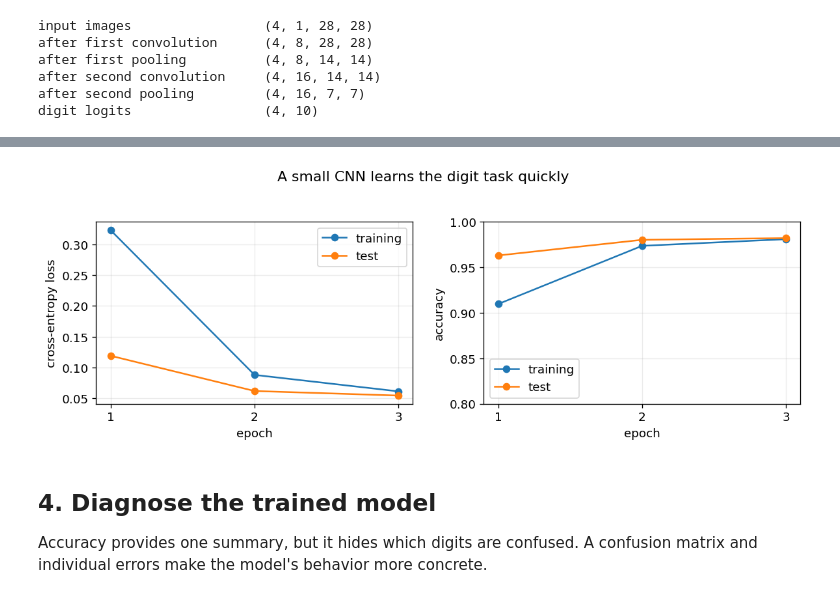
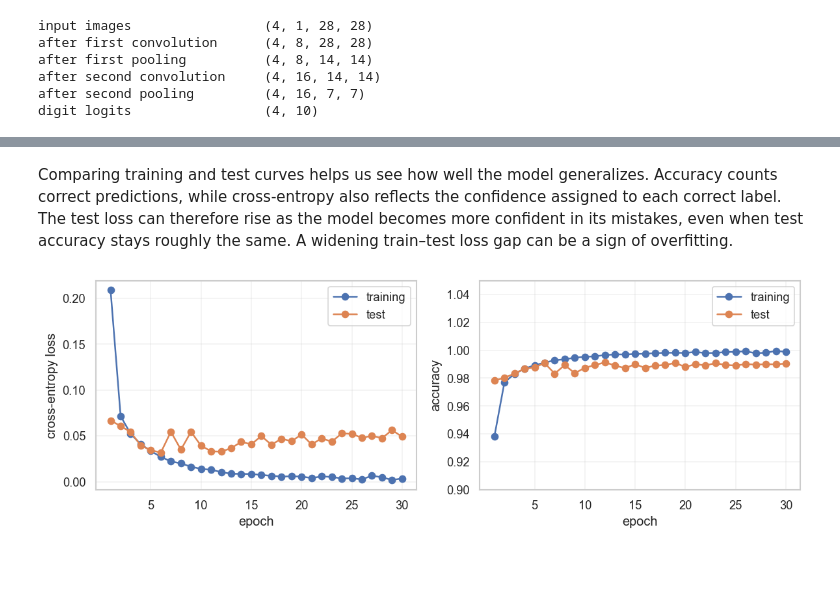
Before and after one commit to changyaochen/MECE4520, a Jupyter notebook: site/neural-networks/04-mnist-cnn.ipynb, the cells around one changed output, grey strips where cells are left out. Saved outputs shown, nothing was run; the diff lists cells and outputs as text; code cells hidden in the pictures; blank space fills up the shorter version.

Commit message:
Expand MNIST CNN notebook with model comparison

```diff
--- a/site/neural-networks/04-mnist-cnn.ipynb
+++ b/site/neural-networks/04-mnist-cnn.ipynb
@@ -29,8 +29,8 @@ import random
 
 import matplotlib.pyplot as plt
 import numpy as np
+import seaborn as sns
 import torch  # Tensors, automatic differentiation, and hardware support.
-from sklearn.metrics import ConfusionMatrixDisplay, confusion_matrix
 from torch import nn  # Neural-network layers and loss functions.
 from torch.nn import functional as F  # Stateless operations such as ReLU.
 from torch.utils.data import DataLoader  # Mini-batch iterator for a Dataset.
@@ -39,7 +39,9 @@ from torchvision import datasets, transforms  # Standard vision data utilities.
 
 SEED = 4520
 DATA_ROOT = Path("data")
-BATCH_SIZE = 128
+MODEL_DIR = DATA_ROOT / "mnist-models"
+MODEL_DIR.mkdir(parents=True, exist_ok=True)  # Local, untracked model checkpoints.
+BATCH_SIZE = 64
 
 # Fix the random choices so repeated runs start from the same weights and
 # present mini-batches in the same order.
@@ -47,6 +49,7 @@ random.seed(SEED)
 np.random.seed(SEED)
 torch.manual_seed(SEED)
 
+sns.set_theme(style="whitegrid", context="notebook", palette="deep")
 plt.rcParams.update({"figure.dpi": 120, "font.size": 11})
 
 # A PyTorch device specifies the hardware used to store tensors and run
@@ -406,13 +453,14 @@ def evaluate(
     )
 
 
+torch.manual_seed(SEED)  # Reproducible CNN initialization.
 model = SmallCNN().to(device)
 # This loss combines softmax with cross-entropy in a numerically stable way.
 loss_function = nn.CrossEntropyLoss()
 # Adam is the update rule; `model.parameters()` supplies all learnable values.
 optimizer = torch.optim.Adam(params=model.parameters(), lr=1e-3)
 
-EPOCHS = 3
+EPOCHS = 30
 history = {"train_loss": [], "train_accuracy": [], "test_loss": [], "test_accuracy": []}
 
 for epoch in range(1, EPOCHS + 1):
@@ -433,9 +481,21 @@ for epoch in range(1, EPOCHS + 1):
     history["train_accuracy"].append(train_accuracy)
     history["test_loss"].append(test_loss)
     history["test_accuracy"].append(test_accuracy)
-    print(
-        f"Epoch {epoch}: "
-        f"train accuracy = {train_accuracy:.3f}; "
-        f"test accuracy = {test_accuracy:.3f}"
-    )
+    if epoch % 10 == 0:
+        print(
+            f"Epoch {epoch}: "
+            f"train loss = {train_loss:.3f}; test loss = {test_loss:.3f}; "
+            f"train accuracy = {train_accuracy:.3f}; "
+            f"test accuracy = {test_accuracy:.3f}"
+        )
+
+# Save the trained CNN, optimizer, and learning curves for later use.
+torch.save({
+    "model_state_dict": model.state_dict(),
+    "optimizer_state_dict": optimizer.state_dict(),
+    "architecture": "SmallCNN",
+    "normalization": {"mean": 0.1307, "std": 0.3081},
+    "epochs": EPOCHS, "batch_size": BATCH_SIZE, "seed": SEED,
+    "history": history,
+}, MODEL_DIR / "cnn.pt")
 # %% [output]
@@ -445,26 +505,27 @@ Epoch 3: train accuracy = 0.981; test accuracy = 0.982
+# %% [markdown]
+Comparing training and test curves helps us see how well the model
+generalizes. Accuracy counts correct predictions, while cross-entropy
+also reflects the confidence assigned to each correct label. The test
+loss can therefore rise as the model becomes more confident in its
+mistakes, even when test accuracy stays roughly the same. A widening
+train–test loss gap can be a sign of overfitting.
 # %%
 epochs = np.arange(1, EPOCHS + 1)
+plot_ticks = np.arange(5, EPOCHS + 1, 5)
 figure, axes = plt.subplots(1, 2, figsize=(10, 3.5))
 
 axes[0].plot(epochs, history["train_loss"], marker="o", label="training")
 axes[0].plot(epochs, history["test_loss"], marker="o", label="test")
-axes[0].set(xlabel="epoch", ylabel="cross-entropy loss", xticks=epochs)
+axes[0].set(xlabel="epoch", ylabel="cross-entropy loss", xticks=plot_ticks)
 axes[0].legend()
 axes[0].grid(alpha=0.25)
 
 axes[1].plot(epochs, history["train_accuracy"], marker="o", label="training")
 axes[1].plot(epochs, history["test_accuracy"], marker="o", label="test")
-axes[1].set(xlabel="epoch", ylabel="accuracy", xticks=epochs, ylim=(0.8, 1.0))
+axes[1].set(xlabel="epoch", ylabel="accuracy", xticks=plot_ticks, ylim=(0.9, 1.05))
 axes[1].legend()
 axes[1].grid(alpha=0.25)
 
-figure.suptitle("A small CNN learns the digit task quickly", y=1.03)
 figure.tight_layout()
 # %% [output]
-[figure, old version]
+[figure, new version]
-# %% [markdown]
-## 4. Diagnose the trained model
-
-Accuracy provides one summary, but it hides which digits are confused.
-A confusion matrix and individual errors make the model's behavior more
-concrete.
```
Also changed, not shown: parts of 15 cells of this notebook, 3 other files.
